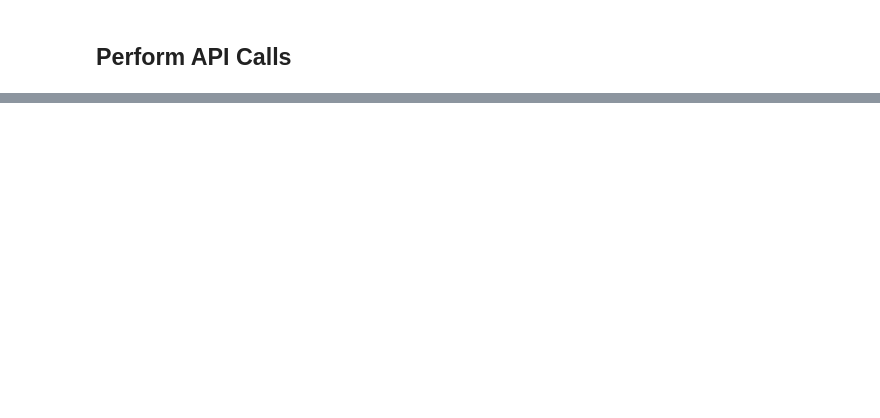
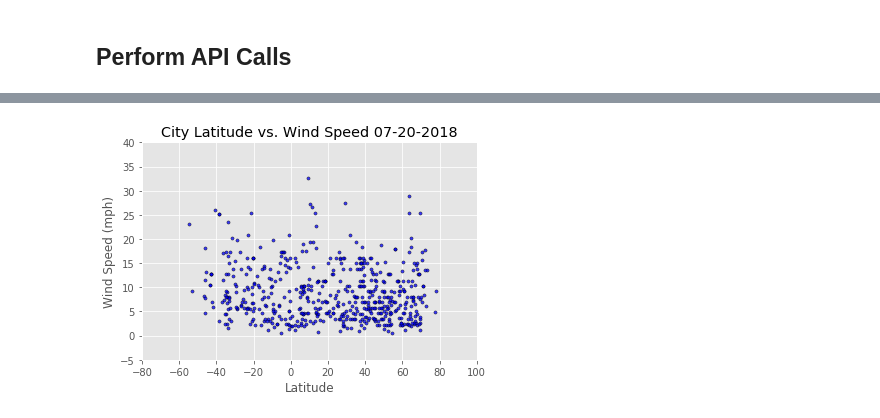
Before and after one commit to Jccommander/PythonAPIWork, a Jupyter notebook: starter_code/WeatherPy.ipynb, the cells around one changed output, grey strips where cells are left out. Cells and saved outputs as stored; diff of their text form; code cells hidden in the pictures; blank space fills up the shorter version.

```diff
--- a/starter_code/WeatherPy.ipynb
+++ b/starter_code/WeatherPy.ipynb
@@ -101,0 +261,34 @@ print(we_data)
+# %%
+# Create scatter plot to display relationship between latitude & wind speed
+
+# Save relevant columns from the dataframe to variables
+x_axis = weather_df["Lat"]
+y_axis = weather_df["Wind Speed"]
+
+# Begin creating the plot
+
+plt.scatter(x_axis, y_axis, marker="o", facecolors="blue", edgecolors="black", s=10, alpha=0.75)
+
+# Set the x & y limits
+plt.xlim(-80,100)
+plt.ylim(-5,40)
+
+# Get the current time so that the date may be added to the graph title
+
+now = datetime.now()
+now = now.strftime("%m-%d-%Y")
+
+# Create a title, and axis labels
+plt.title(f"City Latitude vs. Wind Speed {now}")
+plt.xlabel("Latitude")
+plt.ylabel("Wind Speed (mph)")
+
+# Save the plot
+
+plt.savefig("Output/windspeed.png")
+
+# Show the plot
+
+plt.show()
+# %% [output]
+[figure, added]
```
Also changed, not shown: parts of 10 cells of this notebook, 7 other files.
